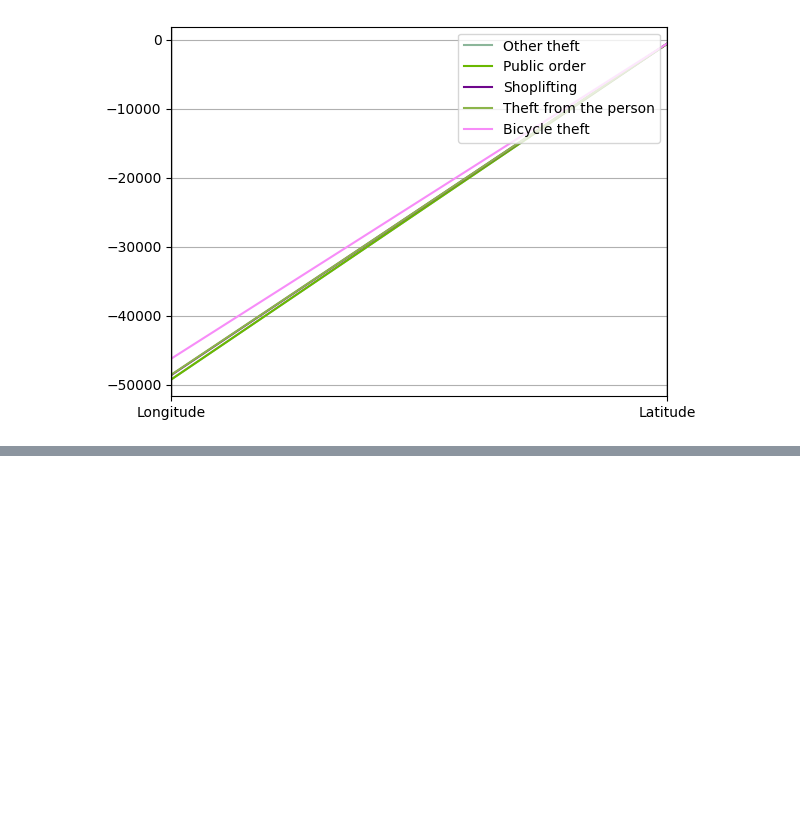
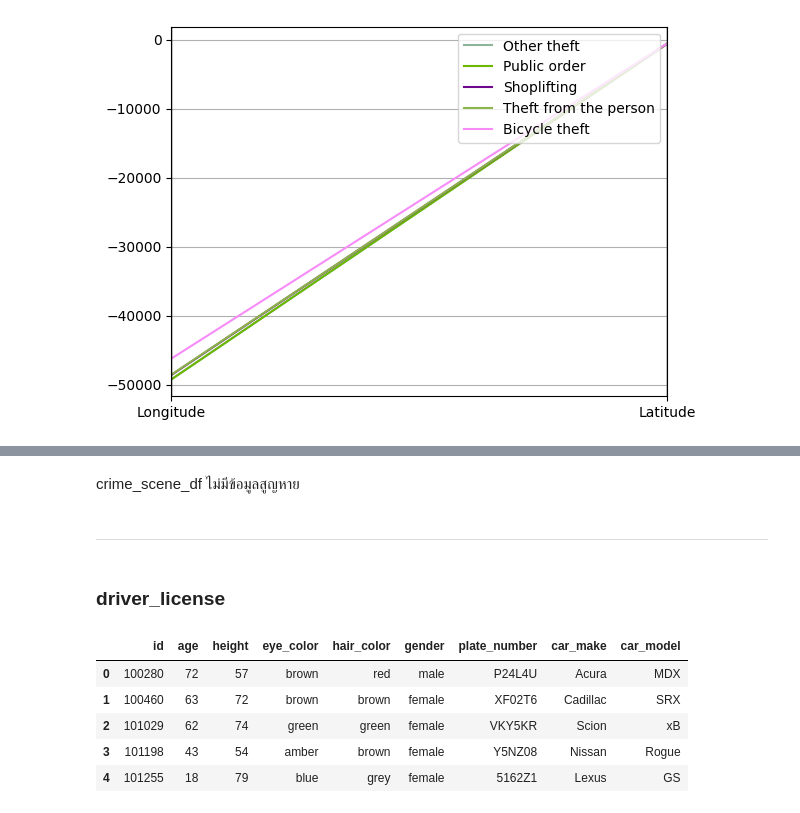
Before and after one commit to 16pynkn/MSC_DPDM_2025, a Jupyter notebook: Data101_(dpdm25).ipynb, the cells around one changed output, grey strips where cells are left out. Cells and saved outputs as stored; diff of their text form; code cells hidden in the pictures; blank space fills up the shorter version.

```diff
--- a/Data101_(dpdm25).ipynb
+++ b/Data101_(dpdm25).ipynb
@@ -1070,0 +1151,17 @@ pd.plotting.parallel_coordinates(onlynumber.head(5), 'Crime type');
+# %% [markdown]
+crime_scene_df ไม่มีข้อมูลสูญหาย
+# %% [markdown]
+
+
+---
+# %% [markdown]
+### driver_license
+# %%
+drivers_license_df.head()
+# %% [output]
+|  | id | age | height | eye_color | hair_color | gender | plate_number | car_make | car_model |
+| 0 | 100280 | 72 | 57 | brown | red | male | P24L4U | Acura | MDX |
+| 1 | 100460 | 63 | 72 | brown | brown | female | XF02T6 | Cadillac | SRX |
+| 2 | 101029 | 62 | 74 | green | green | female | VKY5KR | Scion | xB |
+| 3 | 101198 | 43 | 54 | amber | brown | female | Y5NZ08 | Nissan | Rogue |
+| 4 | 101255 | 18 | 79 | blue | grey | female | 5162Z1 | Lexus | GS |
```
Also changed, not shown: parts of 126 cells of this notebook.
